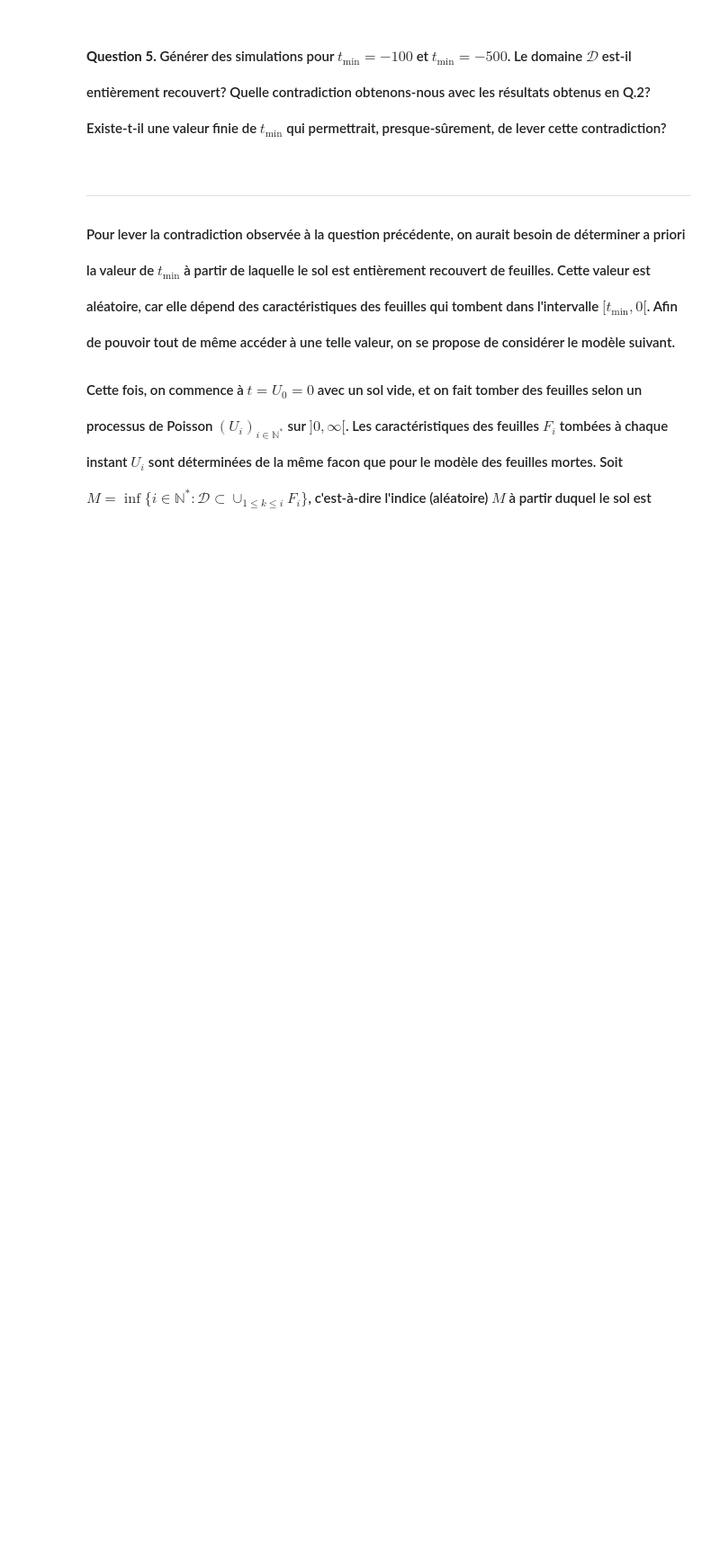
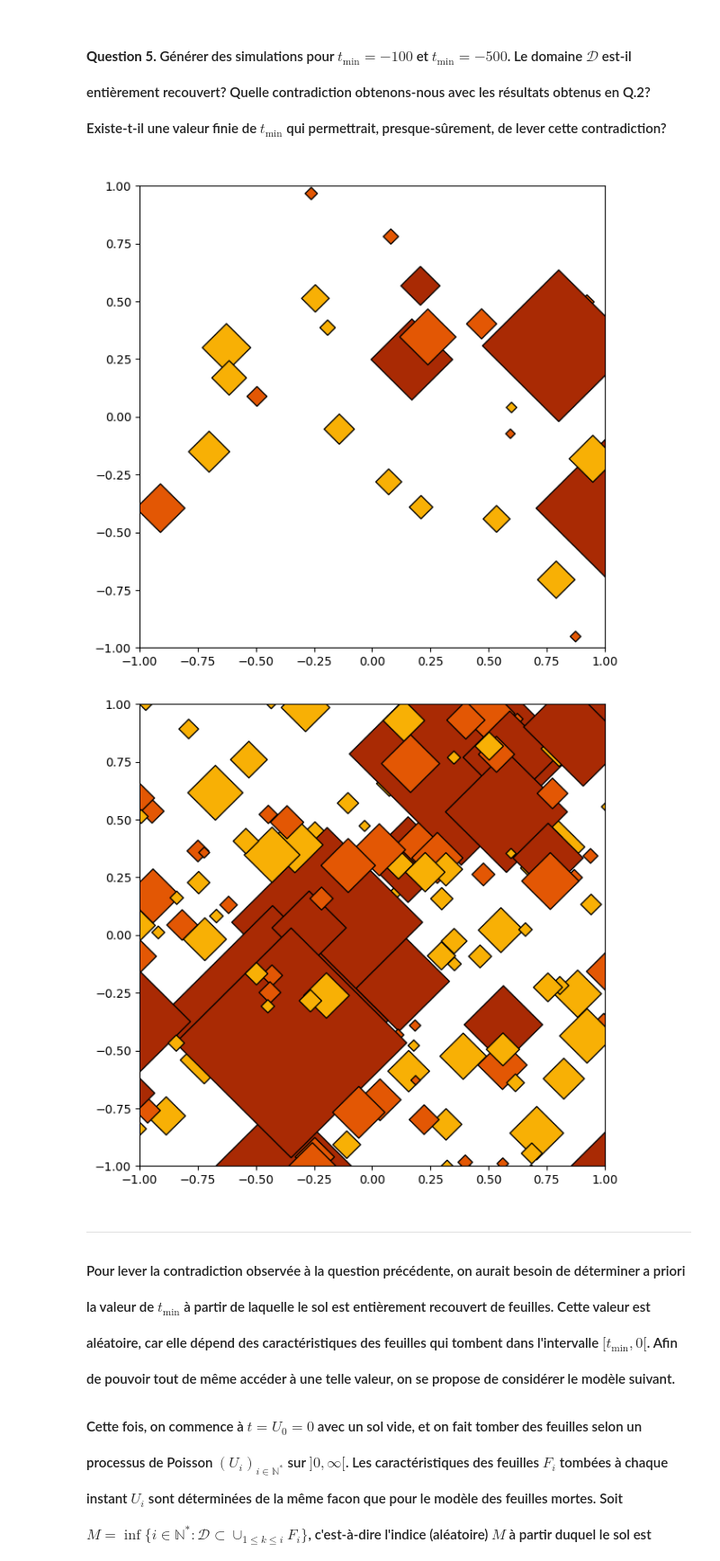
Before and after one commit to LouisedeFer/projet-proba, a Jupyter notebook: PN_Probas_24-25_VF.ipynb, the cells around one changed output. Shown at 90% size. Drawn from its saved outputs; the diff is of its cells as text; code cells hidden in the pictures; blank space fills up the shorter version.

Commit message:
les feuilles sont tracées / supprimer la prmeière ligne du tableau

```diff
--- a/PN_Probas_24-25_VF.ipynb
+++ b/PN_Probas_24-25_VF.ipynb
@@ -604,5 +619,7 @@ theta=1
 # %%
 def simTaille(i,a,b):
     rho_sim=np.random.uniform(low=a[i], high=b[i])
-    return 2*rho_sim**2
+    return float(2*rho_sim**2)
+
+simTaille(0,a,b)
 # %% [output]
@@ -614,5 +631,5 @@ def simTaille(i,a,b):
 # %%
 def simCouleur(p):
     couleurs=np.array([i for i in range(len(p))])
-    return np.random.choice(couleurs,p=p)
+    return int(np.random.choice(couleurs,p=p))
 # %% [output]
@@ -623,9 +640,9 @@ def simCouleur(p):
 **Question 4.c.** Implémenter une fonction permettant de simuler la position d'une feuille étant donné le domaine $\mathcal{D}_{ext}$.
 # %%
 def simPosition(Dext):
-    x=np.random.uniform(low=Dext[0][0], high=Dext[0][1])
-    y=np.random.uniform(low=Dext[1][0], high=Dext[1][1])
-    return ((x,y))
+    x=np.random.uniform(low=Dext[0], high=Dext[1])
+    y=np.random.uniform(low=Dext[0], high=Dext[1])
+    return (x,y)
 
 print(simPosition([[-2,2], [-2,2]]))
 # %% [output]
@@ -641,0 +656,20 @@ def simFeuilles(t_min,theta,p,a,b,Dext):
+# %%
+def simFeuilles(t_min, theta, p, a, b, Dext):
+    temps = simTempsArrivee(t_min, theta)
+
+    n = len(temps)
+    tableau = np.array([0,0,0,0,0])  # Initialise un tableau vide avec n lignes (4 types de données)
+
+
+    for _loop in range(n):
+        pos_x, pos_y = simPosition(Dext)
+        couleur = simCouleur(p)
+        taille = simTaille(couleur, a, b)
+        tableau=np.vstack([tableau,[temps[_loop], pos_x, pos_y, taille, couleur]])
+
+
+    return tableau
+
+Sim=simFeuilles(-5,theta,p,a,b,Dext)
+print(Sim)
+print(Sim[:, 4])
@@ -658,15 +707,18 @@ On s'intéresse maintenant à comment obtenir une simulation du modèle en temps
 # %%
 # Test: Simulation de tapis de feuilles
 
-## t_min = -100
-Sim_m100=## COMPLETER ###
+t_min = -100
+Sim_m100=simFeuilles(t_min,theta,p,a,b,Dext)
 ## Plot
 plotSim(Sim_m100)
 
-## t_min = -500
-Sim_m500=## COMPLETER ###
+t_min = -500
+Sim_m500=simFeuilles(t_min,theta,p,a,b,Dext)
 ## Plot
 plotSim(Sim_m500)
+# %% [output]
+[figure, added]
+[figure, added]
 # %% [markdown]
 <h1 style="font-family: Georgia, serif;font-size: 1em;margin-left: 3em;margin-right: 4em;">
 
```
Also changed, not shown: parts of 8 cells of this notebook.
